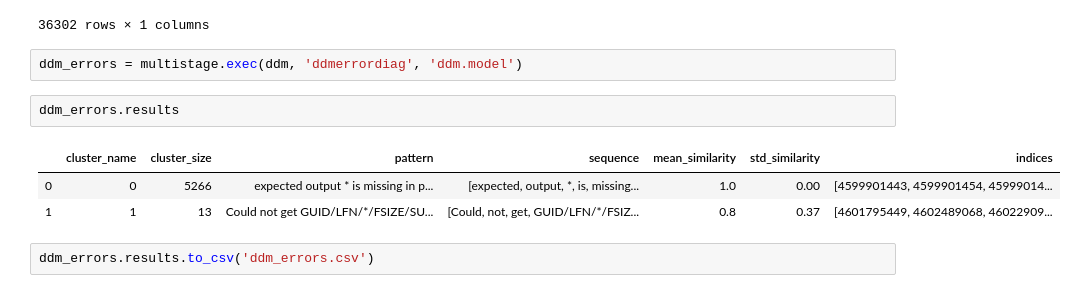
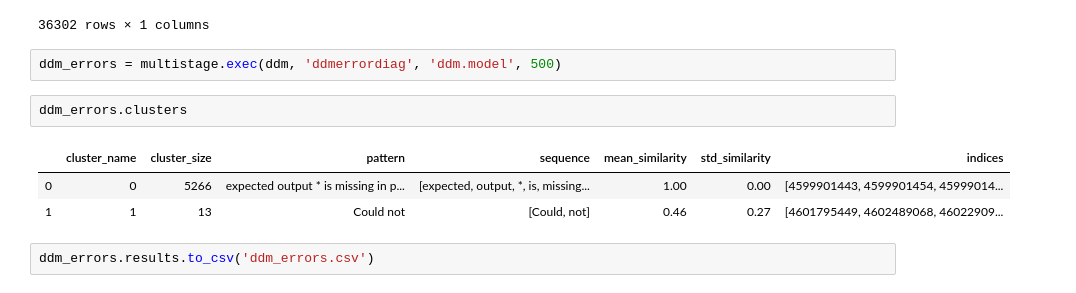
Before and after one commit to maria-grigorieva/ClusterLog, a Jupyter notebook: job_errors_analysis.ipynb, the cells around one changed output. Saved outputs shown, nothing was run; the diff lists cells and outputs as text.

Commit message:
3 levels --> 2 levels
1) clusterize all messages
2) clusterize only outliers

```diff
--- a/job_errors_analysis.ipynb
+++ b/job_errors_analysis.ipynb
@@ -90,13 +90,13 @@ taskbuf
 | 4602985117 | The worker was cancelled while th... |
 36302 rows × 1 columns
 # %%
-ddm_errors = multistage.exec(ddm, 'ddmerrordiag', 'ddm.model')
+ddm_errors = multistage.exec(ddm, 'ddmerrordiag', 'ddm.model', 500)
 # %%
-ddm_errors.results
+ddm_errors.clusters
 # %% [output]
 |  | cluster_name | cluster_size | pattern | sequence | mean_similarity | std_similarity | indices |
-| 0 | 0 | 5266 | expected output * is missing in p... | [expected, output, *, is, missing... | 1.0 | 0.00 | [4599901443, 4599901454, 45999014... |
-| 1 | 1 | 13 | Could not get GUID/LFN/*/FSIZE/SU... | [Could, not, get, GUID/LFN/*/FSIZ... | 0.8 | 0.37 | [4601795449, 4602489068, 46022909... |
+| 0 | 0 | 5266 | expected output * is missing in p... | [expected, output, *, is, missing... | 1.00 | 0.00 | [4599901443, 4599901454, 45999014... |
+| 1 | 1 | 13 | Could not | [Could, not] | 0.46 | 0.27 | [4601795449, 4602489068, 46022909... |
 # %%
 ddm_errors.results.to_csv('ddm_errors.csv')
 # %%
```
Also changed, not shown: parts of 7 cells of this notebook, 4 other files.
